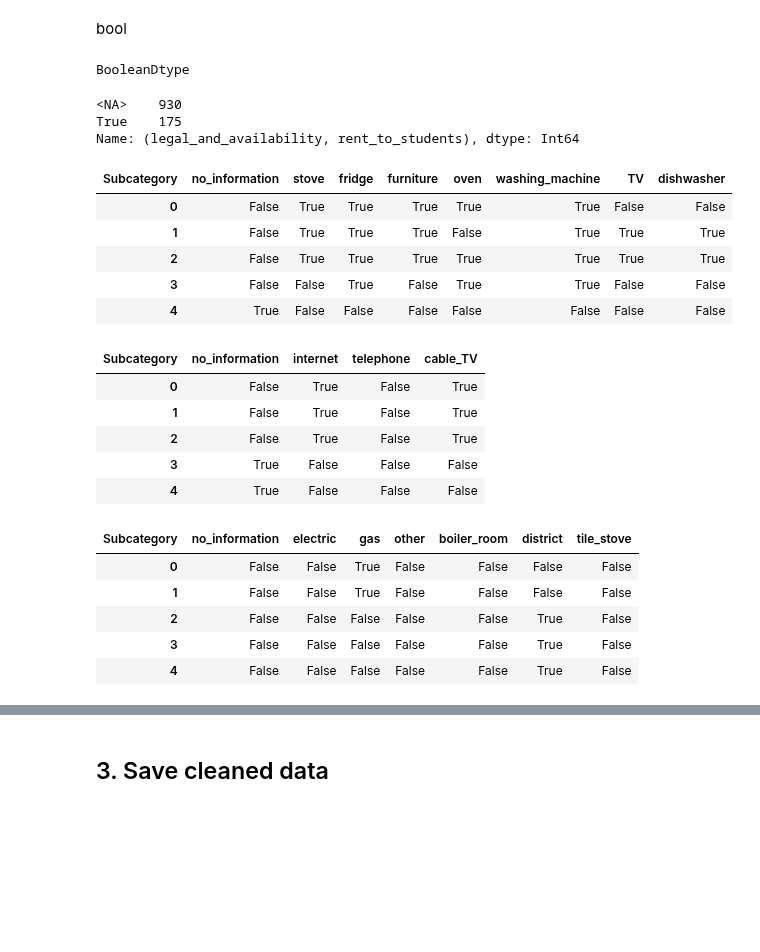
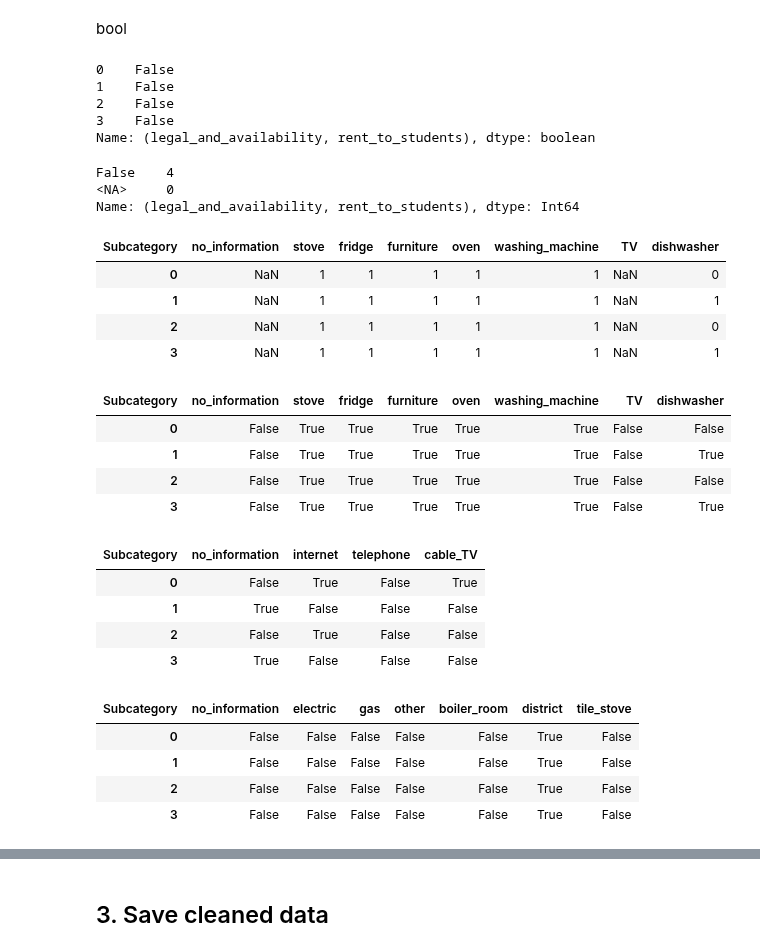
Before and after one commit to Luk-kar/Home-Market-Harvester, a Jupyter notebook: pipeline/src/b_cleaning/b_cleaning_otodom.ipynb, the cells around one changed output, grey strips where cells are left out. Cells and saved outputs as stored; diff of their text form; code cells hidden in the pictures; blank space fills up the shorter version.

```diff
--- a/pipeline/src/b_cleaning/b_cleaning_otodom.ipynb
+++ b/pipeline/src/b_cleaning/b_cleaning_otodom.ipynb
@@ -141,16 +139,16 @@ def clean_otodom_data(df: pd.DataFrame):
     df['price'] = df['price'].astype('float64')
 
     # Extract and convert 'square_meters' into integers
-    df['square_meters'] = df['square_meters'].str.extract('(\d+)')[0].astype('Int64')
+    df['square_meters'] = df['square_meters'].str.extract('(\d+)')[0].astype('float64')
 
-    # Extract and convert 'rent' into integers
+    # Extract and convert 'rent' into float
     df['rent'] = df['rent'].str.extract('(\d+)')[0]
-    df['rent'] = pd.to_numeric(df['rent'], errors='coerce')
-    df['total_rent'] = df['rent'].add(df['price'], fill_value=0)
+    df['rent'] = pd.to_numeric(df['rent'], errors='coerce').astype('float64')
+    df['total_rent'] = df['rent'].add(df['price'], fill_value=0).astype('float64')
 
-    # Extract and convert 'deposit' into integers
+    # Extract and convert 'deposit' into float
     df['deposit'] = df['deposit'].str.replace(' ', '').str.extract('(\d+)')[0]
-    df['deposit'] = pd.to_numeric(df['deposit'], errors='coerce')
+    df['deposit'] = pd.to_numeric(df['deposit'], errors='coerce').astype('float64')
 
     # Convert 'number_of_rooms' into an integer, special handling for "Kawalerka"
     df['number_of_rooms'] = df['number_of_rooms'].astype('Int64')
@@ -171,12 +169,12 @@ def clean_otodom_data(df: pd.DataFrame):
     del df['floor_level']
 
     # Convert 'elevator' and 'parking_space' into boolean values
-    df['elevator'] = df['elevator'].map({'tak': True, 'nie': False})
+    df['elevator'] = df['elevator'].map({'tak': True, 'nie': False}).astype('boolean')
 
-    df['parking_space'] = df['parking_space'].map({'garaż/miejsce parkingowe': True, 'brak informacji': False})
+    df['parking_space'] = df['parking_space'].map({'garaż/miejsce parkingowe': True, 'brak informacji': False}).astype('boolean')
 
     # Convert 'build_year' into integers
-    df['build_year'] = pd.to_numeric(df['build_year'], errors='coerce')
+    df['build_year'] = pd.to_numeric(df['build_year'], errors='coerce').astype('Int64')
 
     # todo create master columns for subcolumns
     # 3. Explode 'equipment', 'media_types', 'heating', 'security', 'windows', 'building_materials', 'additional_information' into boolean categories
@@ -241,6 +238,11 @@ columns_order = [
     'additional_information_brak informacji', 'additional_information_dwupoziomowe', 'additional_information_klimatyzacja', 'additional_information_oddzielna kuchnia', 'additional_information_piwnica', 'additional_information_pom. użytkowe', 'additional_information_tylko dla niepalących'
 ]
 
+# Add missing columns from columns_order with NaN values
+for column in columns_order:
+    if column not in df_otodom_cleaned.columns:
+        df_otodom_cleaned[column] = np.nan
+
 df_otodom_cleaned = df_otodom_cleaned[columns_order]
 # %%
 columns_multiindex = [
@@ -591,48 +538,57 @@ Name: (type_and_year, building_type), dtype: int64
 # %% [markdown]
 bool
 # %%
-df_otodom_cleaned[('legal_and_availability', 'rent_to_students')] = df_otodom_cleaned[('legal_and_availability', 'rent_to_students')].astype('boolean')
-df_otodom_cleaned[('legal_and_availability', 'rent_to_students')].dtype
+df_otodom_cleaned[('legal_and_availability', 'rent_to_students')] = df_otodom_cleaned[('legal_and_availability', 'rent_to_students')].fillna(0).astype('boolean')
+df_otodom_cleaned[('legal_and_availability', 'rent_to_students')].head()
 # %% [output]
-BooleanDtype
+0    False
+1    False
+2    False
+3    False
+Name: (legal_and_availability, rent_to_students), dtype: boolean
 # %%
 df_otodom_cleaned[('legal_and_availability', 'rent_to_students')].value_counts(dropna=False)
 # %% [output]
-<NA>    930
-True    175
+False    4
+<NA>     0
 Name: (legal_and_availability, rent_to_students), dtype: Int64
+# %%
+df_otodom_cleaned['equipment'].head()
+# %% [output]
+| Subcategory | no_information | stove | fridge | furniture | oven | washing_machine | TV | dishwasher |
+| 0 | NaN | 1 | 1 | 1 | 1 | 1 | NaN | 0 |
+| 1 | NaN | 1 | 1 | 1 | 1 | 1 | NaN | 1 |
+| 2 | NaN | 1 | 1 | 1 | 1 | 1 | NaN | 0 |
+| 3 | NaN | 1 | 1 | 1 | 1 | 1 | NaN | 1 |
 # %%
 for col in df_otodom_cleaned['equipment'].columns:
-    df_otodom_cleaned[('equipment', col)] = df_otodom_cleaned[('equipment', col)].astype(bool)
+    df_otodom_cleaned[('equipment', col)] = df_otodom_cleaned[('equipment', col)].fillna(0).astype(bool)
 df_otodom_cleaned['equipment'].head()
 # %% [output]
 | Subcategory | no_information | stove | fridge | furniture | oven | washing_machine | TV | dishwasher |
 | 0 | False | True | True | True | True | True | False | False |
-| 1 | False | True | True | True | False | True | True | True |
-| 2 | False | True | True | True | True | True | True | True |
-| 3 | False | False | True | False | True | True | False | False |
-| 4 | True | False | False | False | False | False | False | False |
+| 1 | False | True | True | True | True | True | False | True |
+| 2 | False | True | True | True | True | True | False | False |
+| 3 | False | True | True | True | True | True | False | True |
 # %%
 for col in df_otodom_cleaned['media_types'].columns:
-    df_otodom_cleaned[('media_types', col)] = df_otodom_cleaned[('media_types', col)].astype(bool)
+    df_otodom_cleaned[('media_types', col)] = df_otodom_cleaned[('media_types', col)].fillna(0).astype(bool)
 df_otodom_cleaned['media_types'].head()
 # %% [output]
 | Subcategory | no_information | internet | telephone | cable_TV |
 | 0 | False | True | False | True |
-| 1 | False | True | False | True |
-| 2 | False | True | False | True |
+| 1 | True | False | False | False |
+| 2 | False | True | False | False |
 | 3 | True | False | False | False |
-| 4 | True | False | False | False |
 # %%
 for col in df_otodom_cleaned['heating'].columns:
-    df_otodom_cleaned[('heating', col)] = df_otodom_cleaned[('heating', col)].astype(bool)
+    df_otodom_cleaned[('heating', col)] = df_otodom_cleaned[('heating', col)].fillna(0).astype(bool)
 df_otodom_cleaned['heating'].head()
 # %% [output]
 | Subcategory | no_information | electric | gas | other | boiler_room | district | tile_stove |
-| 0 | False | False | True | False | False | False | False |
-| 1 | False | False | True | False | False | False | False |
+| 0 | False | False | False | False | False | True | False |
+| 1 | False | False | False | False | False | True | False |
 | 2 | False | False | False | False | False | True | False |
 | 3 | False | False | False | False | False | True | False |
-| 4 | False | False | False | False | False | True | False |
 # %%
 for col in df_otodom_cleaned['security'].columns:
```
Also changed, not shown: parts of 34 cells of this notebook, 18 other files.
